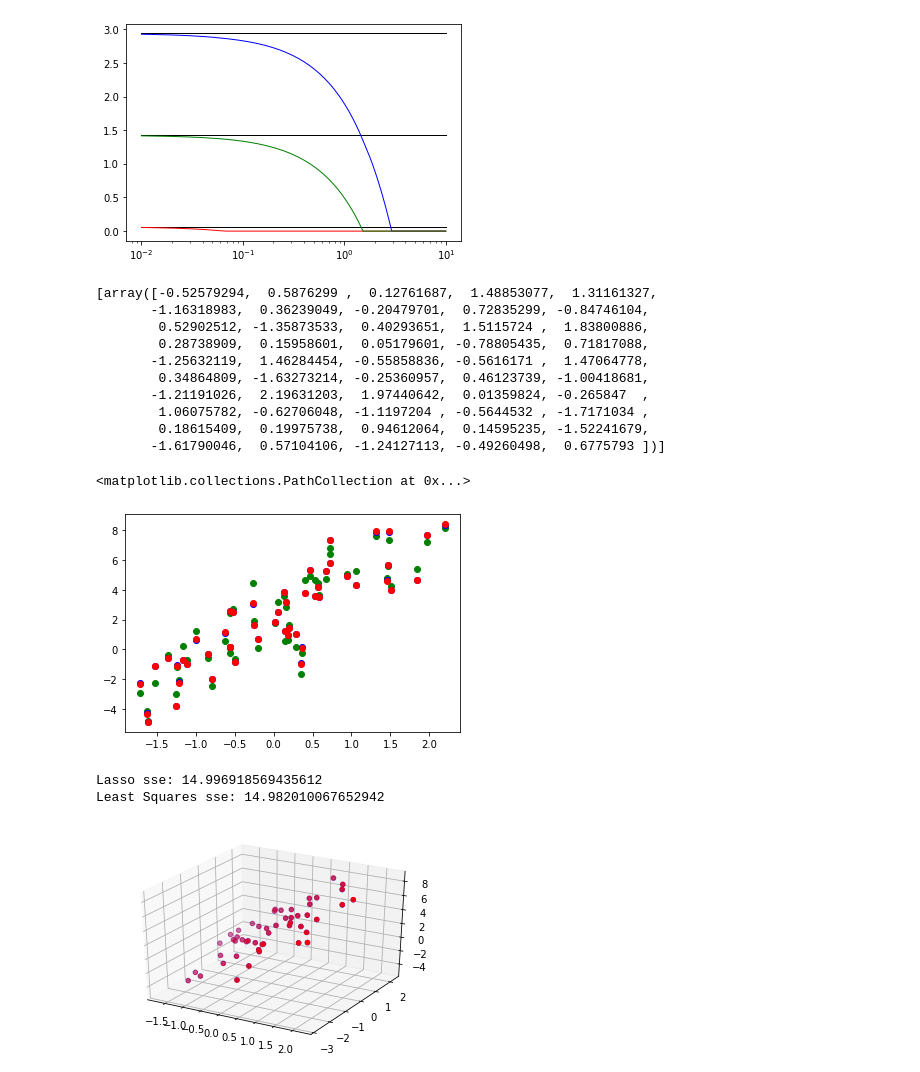
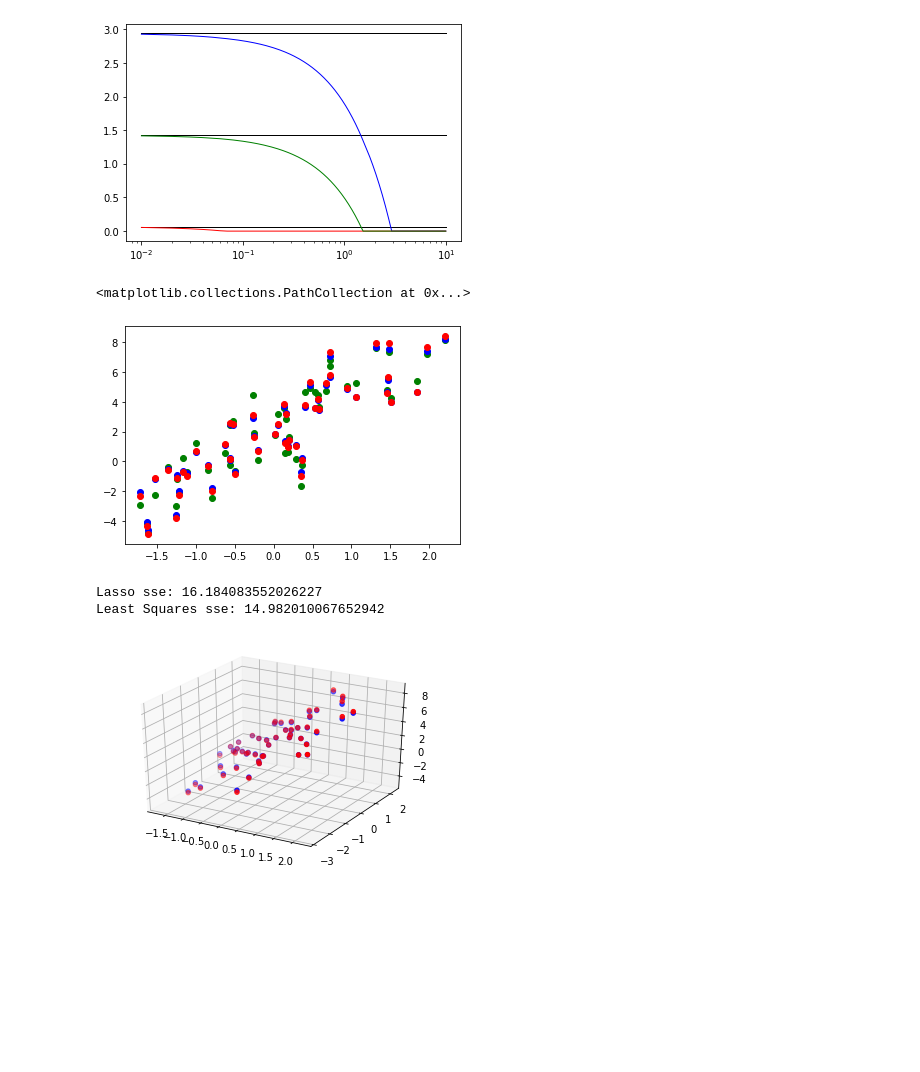
Before and after one commit to Andre-MR-Pereira/MLabs, a Jupyter notebook: Labs/Lab1/part2.ipynb, the cells around one changed output. Saved outputs shown, nothing was run; the diff lists cells and outputs as text; code cells hidden in the pictures; blank space fills up the shorter version.

```diff
--- a/Labs/Lab1/part2.ipynb
+++ b/Labs/Lab1/part2.ipynb
@@ -82,33 +81,22 @@ plt.show()
 # %%
 l = np.linspace(0, X.shape[0]-1, X.shape[0])
 l = [X[:,0]]
-print(l)
 
-lasso_model.alpha = 0.01
+lasso_model.alpha = 0.1
 lasso_model.fit(X, y)
 lasso_values = lasso_model.predict(X)
 
 LS_model.fit(X, y)
 LS_values = LS_model.predict(X)[:,0]
 
 plt.scatter(l, y, color="green")
 plt.scatter(l, lasso_values, color="blue")
 plt.scatter(l, LS_values, color="red")
 
 #plt.scatter(l, y, color="red")
 # %% [output]
-[array([-0.52579294,  0.5876299 ,  0.12761687,  1.48853077,  1.31161327,
-       -1.16318983,  0.36239049, -0.20479701,  0.72835299, -0.84746104,
-        0.52902512, -1.35873533,  0.40293651,  1.5115724 ,  1.83800886,
-        0.28738909,  0.15958601,  0.05179601, -0.78805435,  0.71817088,
-       -1.25632119,  1.46284454, -0.55858836, -0.5616171 ,  1.47064778,
-        0.34864809, -1.63273214, -0.25360957,  0.46123739, -1.00418681,
-       -1.21191026,  2.19631203,  1.97440642,  0.01359824, -0.265847  ,
-        1.06075782, -0.62706048, -1.1197204 , -0.5644532 , -1.7171034 ,
-        0.18615409,  0.19975738,  0.94612064,  0.14595235, -1.52241679,
-       -1.61790046,  0.57104106, -1.24127113, -0.49260498,  0.6775793 ])]
+<matplotlib.collections.PathCollection at 0x...>
-<matplotlib.collections.PathCollection at 0x...>
-[figure, old version]
+[figure, new version]
 # %%
 
 fig = plt.figure()
@@ -124,6 +112,6 @@ ax.scatter(X[:,0], X[:,2], LS_values, color="red")
 print("Lasso sse:", SSE(y, lasso_values))
 print("Least Squares sse:", SSE(y, LS_values))
 # %% [output]
-Lasso sse: 14.996918569435612
+Lasso sse: 16.184083552026227
 Least Squares sse: 14.982010067652942
-[figure, old version]
+[figure, new version]
```
Also changed, not shown: parts of 1 cell of this notebook, 1 other file.
